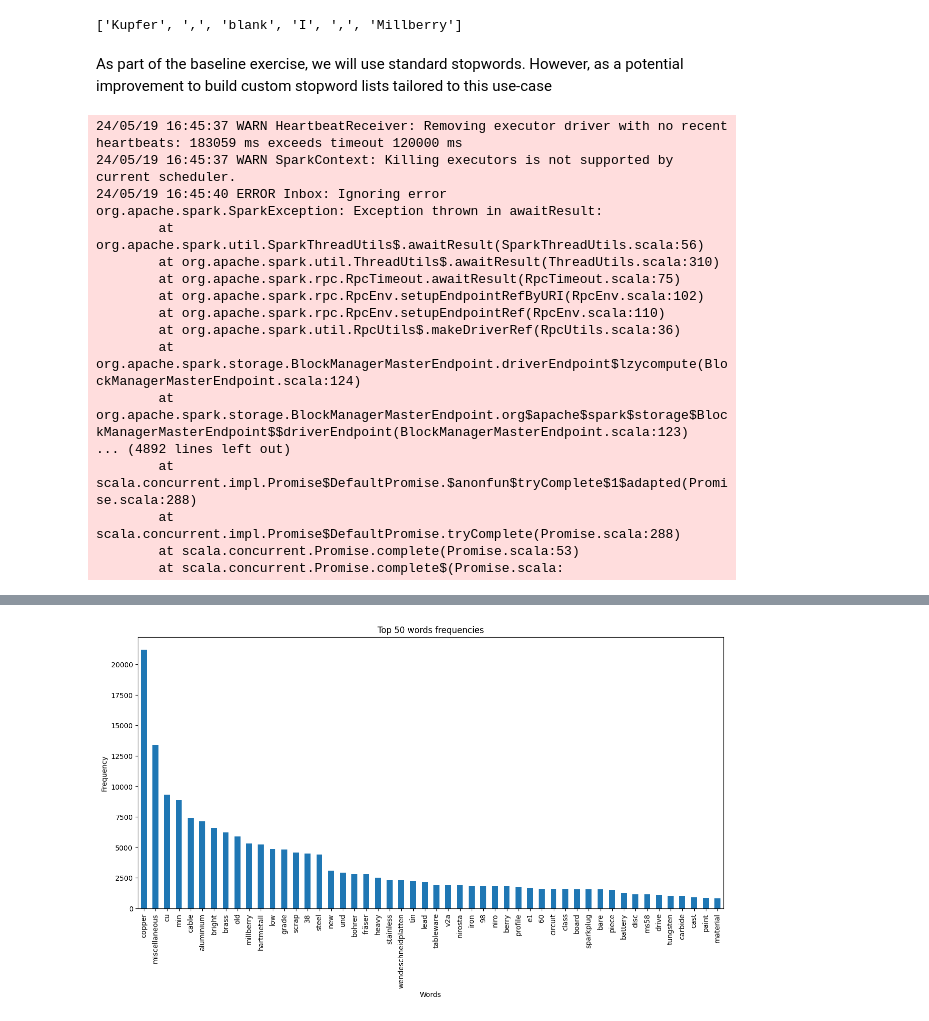
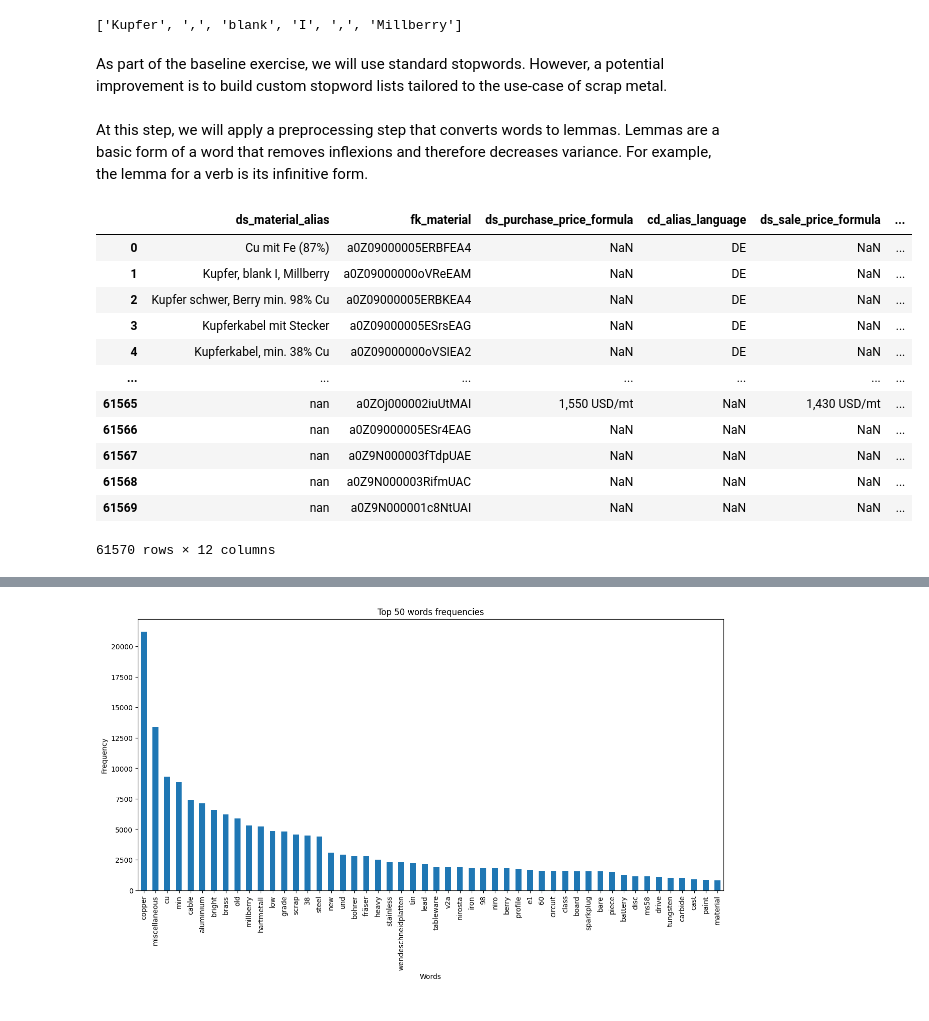
Before and after one commit to Bernardo-giff/work_based_project, a Jupyter notebook: baseline.ipynb, the cells around one changed output, grey strips where cells are left out. Cells and saved outputs as stored; diff of their text form; code cells hidden in the pictures.

Commit message:
Reviewing the baseline

```diff
--- a/baseline.ipynb
+++ b/baseline.ipynb
@@ -161,72 +106,15 @@ print(tokens)
 # %% [output]
 ['Kupfer', ',', 'blank', 'I', ',', 'Millberry']
 # %% [markdown]
-As part of the baseline exercise, we will use standard stopwords. However, as a potential improvement to build custom stopword lists tailored to this use-case
+As part of the baseline exercise, we will use standard stopwords. However, a potential improvement is to build custom stopword lists tailored to the use-case of scrap metal.
 # %%
 # Get german default stopwords
 de_stopwords  = spacy.lang.de.stop_words.STOP_WORDS
 
 # Get english default stopwords
 en_stopwords = spacy.lang.en.stop_words.STOP_WORDS
-# %%
-# Function to preprocess text in German
-def de_preprocess(text):
-  	# Create Doc object
-    doc = de_nlp(text, disable=['ner', 'parser'])
-    # Generate lemmas
-    lemmas = [token.lemma_ for token in doc]
-    # Remove stopwords and non-alphabetic characters
-    a_lemmas = [lemma for lemma in lemmas
-            if lemma not in de_stopwords]
-
-    return ' '.join(a_lemmas)
-
-# Function to preprocess text in English
-def de_preprocess(text):
-  	# Create Doc object
-    doc = en_nlp(text, disable=['ner', 'parser'])
-    # Generate lemmas
-    lemmas = [token.lemma_ for token in doc]
-    # Remove stopwords and non-alphabetic characters
-    a_lemmas = [lemma for lemma in lemmas
-            if lemma not in en_stopwords]
-
-    return ' '.join(a_lemmas)
-
-def preprocess(text, language='en'):
-    # Create Doc object
-        if language == 'de':
-                doc = de_nlp(text, disable=['ner', 'parser'])
-                stopwords = de_stopwords
-        else:
-                doc = en_nlp(text, disable=['ner', 'parser'])
-                stopwords = en_stopwords
-        lemmas = [token.lemma_ for token in doc]
-        # Remove stopwords and non-alphabetic characters
-        a_lemmas = [lemma for lemma in lemmas
-                if lemma not in stopwords]
-        return ' '.join(a_lemmas)
-
-# Apply preprocess to ted['transcript']
-df1['p_ds_material_alias'] = df1.apply(lambda preprocess(x['ds_material_alias'], x['cd_alias_language']))
-# %% [output]
-24/05/19 16:45:37 WARN HeartbeatReceiver: Removing executor driver with no recent heartbeats: 183059 ms exceeds timeout 120000 ms
-24/05/19 16:45:37 WARN SparkContext: Killing executors is not supported by current scheduler.
-24/05/19 16:45:40 ERROR Inbox: Ignoring error
-org.apache.spark.SparkException: Exception thrown in awaitResult:
-        at org.apache.spark.util.SparkThreadUtils$.awaitResult(SparkThreadUtils.scala:56)
-        at org.apache.spark.util.ThreadUtils$.awaitResult(ThreadUtils.scala:310)
-        at org.apache.spark.rpc.RpcTimeout.awaitResult(RpcTimeout.scala:75)
-        at org.apache.spark.rpc.RpcEnv.setupEndpointRefByURI(RpcEnv.scala:102)
-        at org.apache.spark.rpc.RpcEnv.setupEndpointRef(RpcEnv.scala:110)
-        at org.apache.spark.util.RpcUtils$.makeDriverRef(RpcUtils.scala:36)
-        at org.apache.spark.storage.BlockManagerMasterEndpoint.driverEndpoint$lzycompute(BlockManagerMasterEndpoint.scala:124)
-        at org.apache.spark.storage.BlockManagerMasterEndpoint.org$apache$spark$storage$BlockManagerMasterEndpoint$$driverEndpoint(BlockManagerMasterEndpoint.scala:123)
-... (4892 lines left out)
-        at scala.concurrent.impl.Promise$DefaultPromise.$anonfun$tryComplete$1$adapted(Promise.scala:288)
-        at scala.concurrent.impl.Promise$DefaultPromise.tryComplete(Promise.scala:288)
-        at scala.concurrent.Promise.complete(Promise.scala:53)
-        at scala.concurrent.Promise.complete$(Promise.scala:
+# %% [markdown]
+At this step, we will apply a preprocessing step that converts words to lemmas. Lemmas are a basic form of a word that removes inflexions and therefore decreases variance. For example, the lemma for a verb is its infinitive form.
 # %%
 uninteresting_char = set([',', '(', ')', 'und'])
 
@@ -247,6 +135,22 @@ def preprocess(text, language='en'):
 
 # Apply preprocess to the mateirial alias given the language
 df1['p_ds_material_alias'] = df1.apply(lambda x: preprocess(x['ds_material_alias'], x['cd_alias_language']), axis=1)
+# %%
+df1
+# %% [output]
+|  | ds_material_alias | fk_material | ds_purchase_price_formula | cd_alias_language | ds_sale_price_formula | ... |
+| 0 | Cu mit Fe (87%) | a0Z09000005ERBFEA4 | NaN | DE | NaN | ... |
+| 1 | Kupfer, blank I, Millberry | a0Z09000000oVReEAM | NaN | DE | NaN | ... |
+| 2 | Kupfer schwer, Berry min. 98% Cu | a0Z09000005ERBKEA4 | NaN | DE | NaN | ... |
+| 3 | Kupferkabel mit Stecker | a0Z09000005ESrsEAG | NaN | DE | NaN | ... |
+| 4 | Kupferkabel, min. 38% Cu | a0Z09000000oVSIEA2 | NaN | DE | NaN | ... |
+| ... | ... | ... | ... | ... | ... | ... |
+| 61565 | nan | a0ZOj000002iuUtMAI | 1,550 USD/mt | NaN | 1,430 USD/mt | ... |
+| 61566 | nan | a0Z09000005ESr4EAG | NaN | NaN | NaN | ... |
+| 61567 | nan | a0Z9N000003fTdpUAE | NaN | NaN | NaN | ... |
+| 61568 | nan | a0Z9N000003RifmUAC | NaN | NaN | NaN | ... |
+| 61569 | nan | a0Z9N000001c8NtUAI | NaN | NaN | NaN | ... |
+61570 rows × 12 columns
 # %% [markdown]
 ### End of preprocessing
 ----
```
Also changed, not shown: parts of 19 cells of this notebook, 1 other file.
